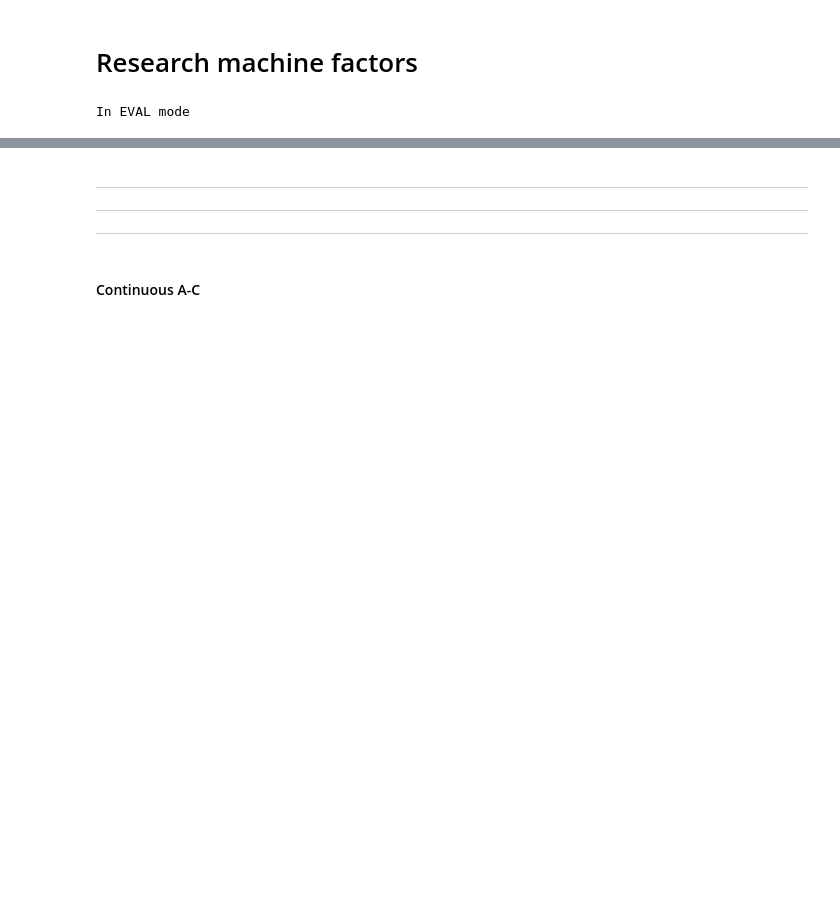
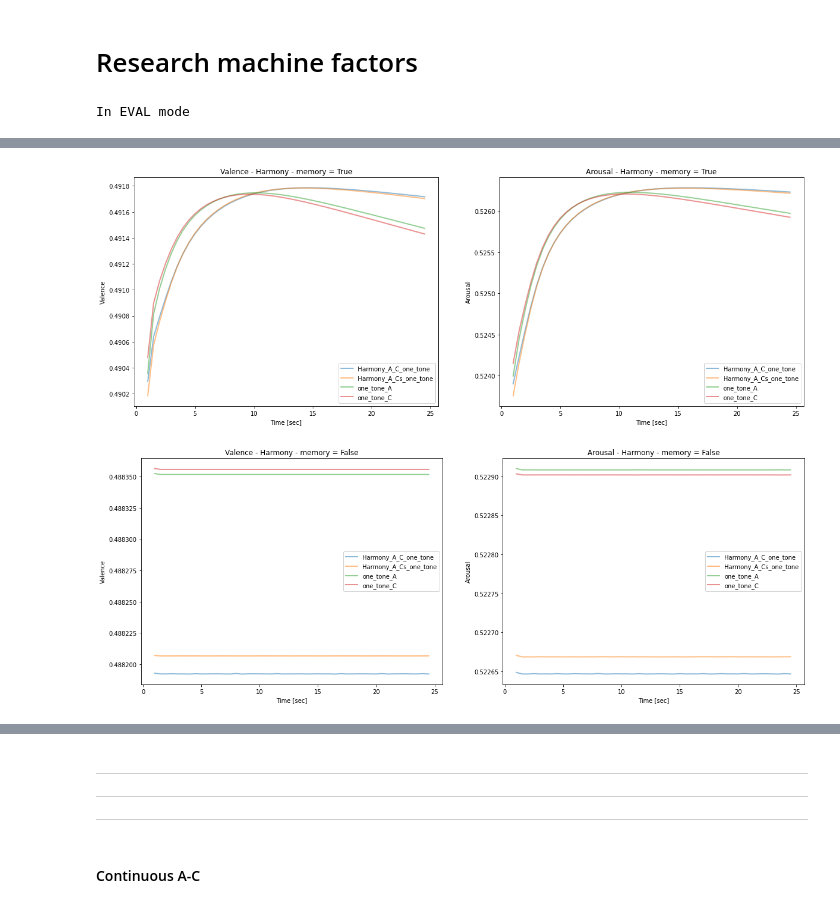
Before and after one commit to amityungman/aimpathy, a Jupyter notebook: LSTMCNN.ipynb, the cells around one changed output, grey strips where cells are left out. Cells and saved outputs as stored; diff of their text form; code cells hidden in the pictures; blank space fills up the shorter version.

```diff
--- a/LSTMCNN.ipynb
+++ b/LSTMCNN.ipynb
@@ -446,0 +453,5 @@ for use_memory in [True, False]:
+# %%
+plot_files(["Harmony_A_C_one_tone", "Harmony_A_Cs_one_tone", "one_tone_A", "one_tone_C"], "Harmony")  # , "Harmony_A_C_120_bpm", "Harmony_A_Cs_120_bpm"
+# %% [output]
+[figure, added]
+[figure, added]
```
Also changed, not shown: parts of 14 cells of this notebook, 3 other files.
